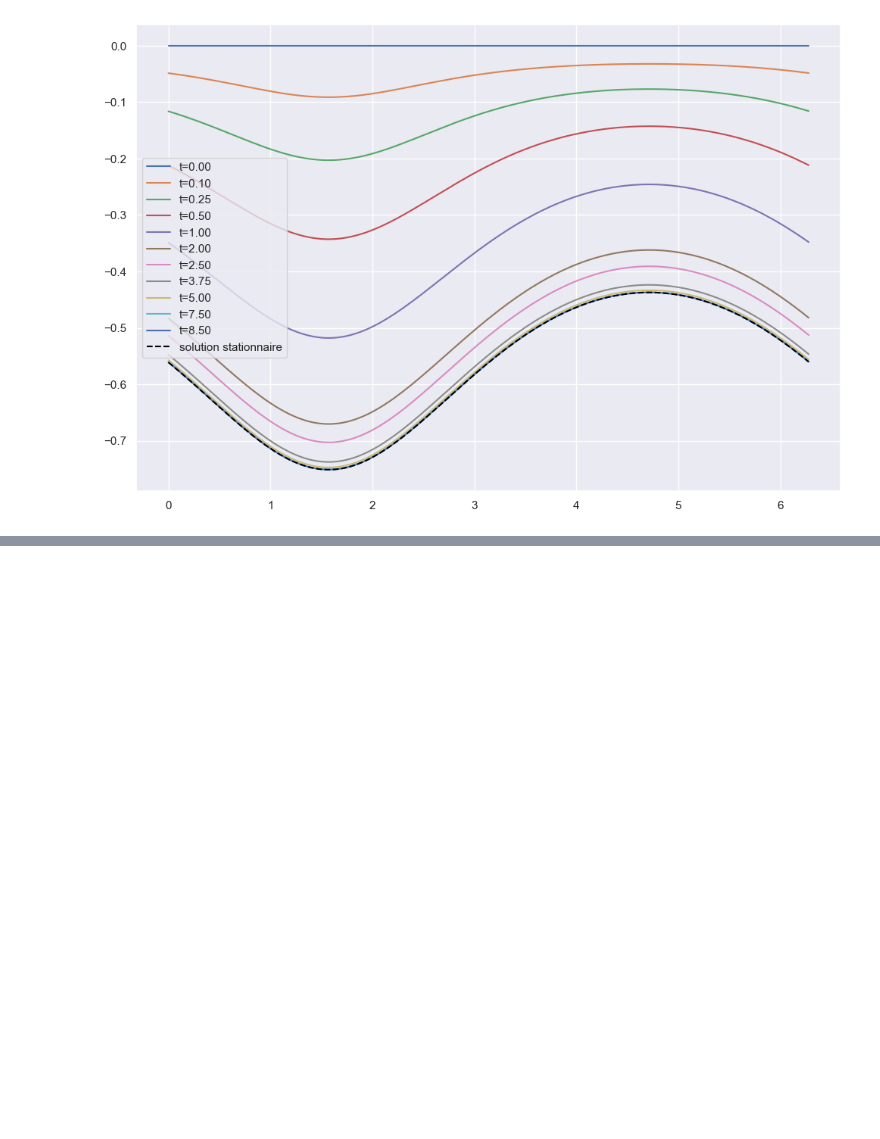
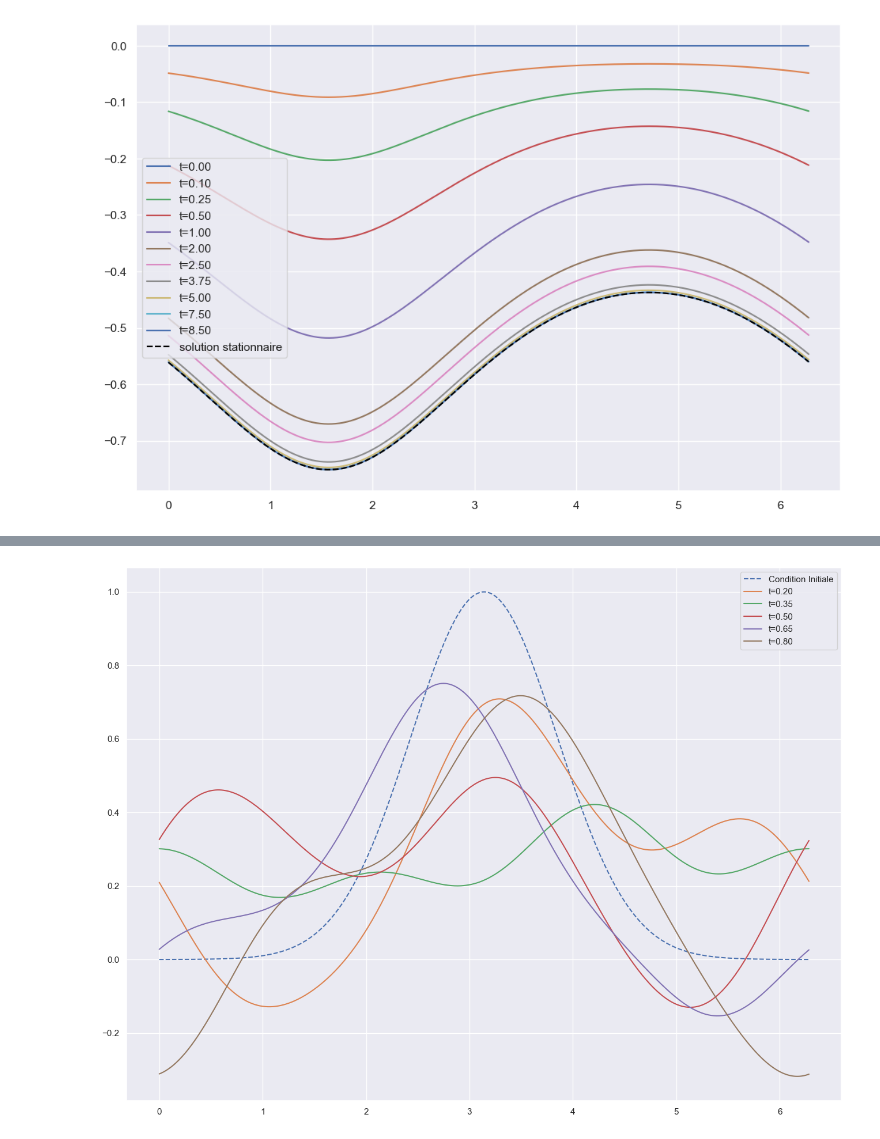
Before and after one commit to PolTibau/Fourier-Discrete, a Jupyter notebook: TP/TP4.ipynb, the cells around one changed output, grey strips where cells are left out. Cells and saved outputs as stored; diff of their text form; code cells hidden in the pictures; blank space fills up the shorter version.

```diff
--- a/TP/TP4.ipynb
+++ b/TP/TP4.ipynb
@@ -82,0 +117,30 @@ plt.show()
+# %%
+#Exercice 10:
+#On veut résoudre le problème de l'Équation d'Airy: u_t + u_xxx = 0
+#avec la condition initiale u(x,0) = exp(-(x-pi)**2)
+#on trouve que du_k/dt = -ik**3*u_k, avec u_k(0) = IC[k]
+#on trouve que la solution de l'EDO est u_k(t) = IC[k]*exp(-ik**3*t)
+
+def cond_ini(x):
+    return np.exp(-(x-np.pi)**2)
+
+T = np.linspace(0,1,1000)
+X = np.linspace(0,2*np.pi,1000)
+N = len(X)
+k = np.arange(-N/2+1, N/2+1)
+
+IC = np.fft.fft(cond_ini(X))/N
+IC = np.fft.fftshift(IC)
+
+CoeffSol = [IC*np.exp(-1j*k**3 * t) for t in T]
+
+fig, ax = plt.subplots(figsize=(16,12))
+ax.plot(X, cond_ini(X), linestyle='--', label="Condition Initiale")
+for i in [200, 350, 500, 650, 800]:
+    CoeffSol[i] = np.fft.ifftshift(CoeffSol[i])
+    sol_i = np.fft.ifft(CoeffSol[i]*N)
+    ax.plot(X, sol_i, label=f"t={T[i]:.2f}")
+ax.legend()
+plt.show()
+# %% [output]
+[figure, added]
```
Also changed, not shown: parts of 3 cells of this notebook.
